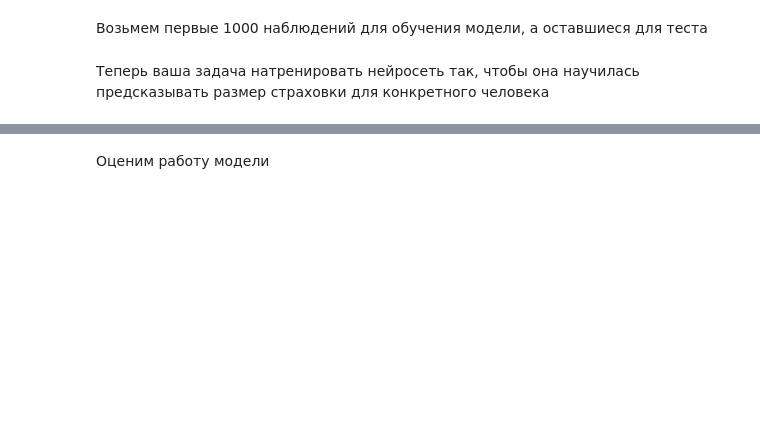
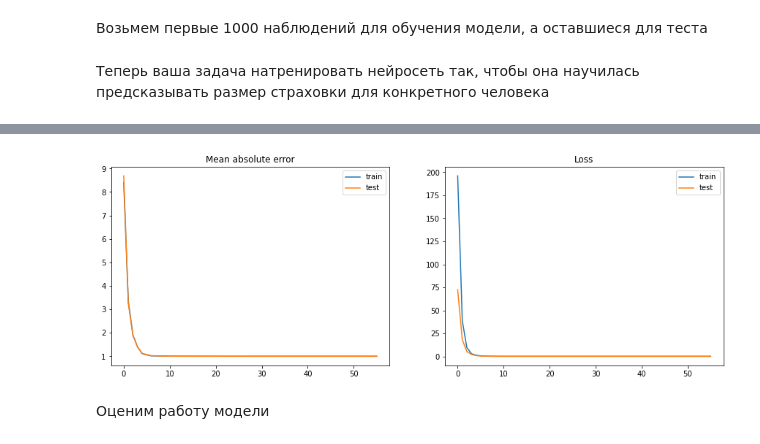
Before and after one commit to AlexSmirno/MachineLearning, a Jupyter notebook: lab_3.ipynb, the cells around one changed output, grey strips where cells are left out. Cells and saved outputs as stored; diff of their text form; code cells hidden in the pictures; blank space fills up the shorter version.

```diff
--- a/lab_3.ipynb
+++ b/lab_3.ipynb
@@ -678,14 +731,27 @@ X_train.shape
 # %%
 LEARNING_RATE = 1e-3  # с этим параметром придется поиграться
-N_EPOCHS = 10  # c этим тоже
+N_EPOCHS = 60  # c этим тоже
+results = []
 
-# инициализируем нейросеть
+
 model = NN(MSELoss())
 
-# TODO: добавьте слои в сеть
+linear1 = LinearLayer(11, 7)
+model.add_layer(linear1)
+
+linear2 = LinearLayer(7, 4)
+model.add_layer(linear2)
+
+linear3 = LinearLayer(4, 3)
+model.add_layer(linear3)
+
+linear4 = LinearLayer(3, 1)
+model.add_layer(linear4)
 
 model = train(model, X_train, y_train, minibatch_size=128, epoch=N_EPOCHS,
-           learning_rate=LEARNING_RATE, X_val=X_test, y_val=y_test, verbose=True)
+       learning_rate=LEARNING_RATE, X_val=X_test, y_val=y_test, verbose=True)
+# %% [output]
+[figure, added]
 # %% [markdown]
 Оценим работу модели
 # %%
```
Also changed, not shown: parts of 15 cells of this notebook, 1 other file.
